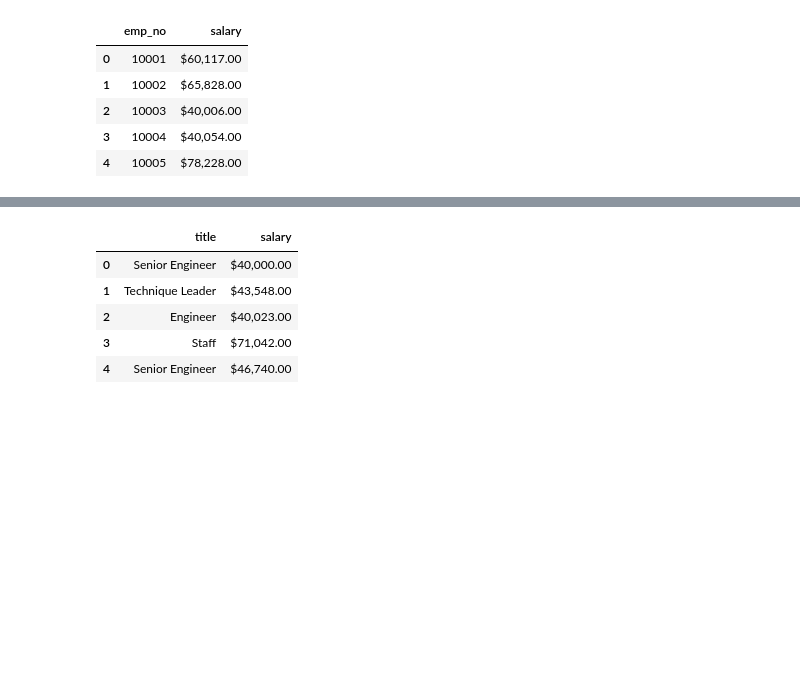
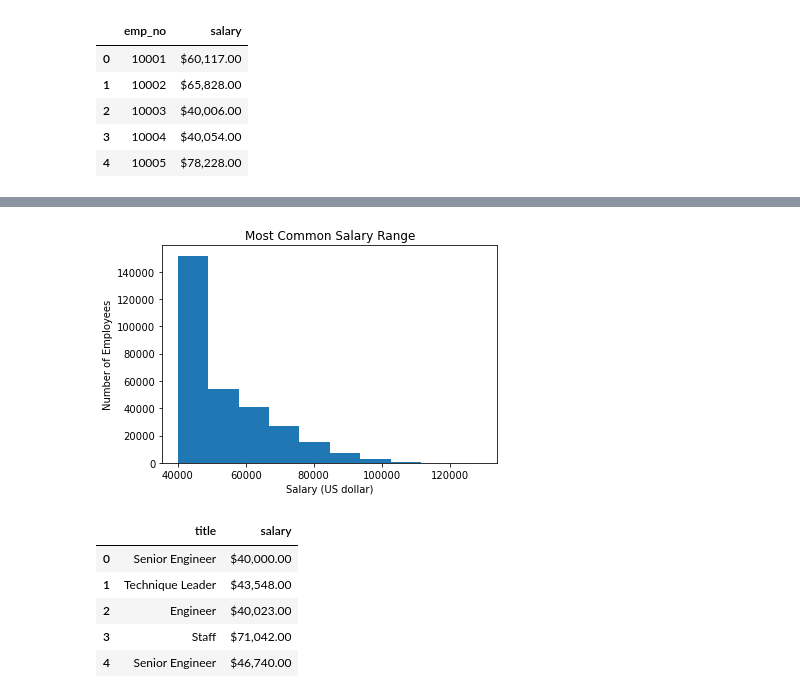
Before and after one commit to gotar1/sql-challenge, a Jupyter notebook: EmployeeSQL/bonus_analysis.ipynb, the cells around one changed output, grey strips where cells are left out. Saved outputs shown, nothing was run; the diff lists cells and outputs as text; code cells hidden in the pictures; blank space fills up the shorter version.

```diff
--- a/EmployeeSQL/bonus_analysis.ipynb
+++ b/EmployeeSQL/bonus_analysis.ipynb
@@ -22,0 +41,7 @@ salaries_df.head()
+# %%
+# using pandas series str replace function to convert str type into float type for salary column.
+# results confirm successful conversion.
+
+salaries_df['salary'] = salaries_df['salary'].str.replace(',','').str.replace('$','').astype('float')
+# salaries_df.head()
+salaries_df['salary'].apply(type).value_counts()
@@ -23,6 +61,11 @@ salaries_df.head()
 # %%
+# plotting histogram using converted dataframe.
+
 plt.hist(salaries_df['salary'])
-plt.xlabel('Salary')
-plt.ylabel('Employees Number')
+plt.xlabel('Salary (US dollar)')
+plt.ylabel('Number of Employees')
+plt.title('Most Common Salary Range')
 plt.show()
+# %% [output]
+[figure, added]
 # %%
```
Also changed, not shown: parts of 15 cells of this notebook.
